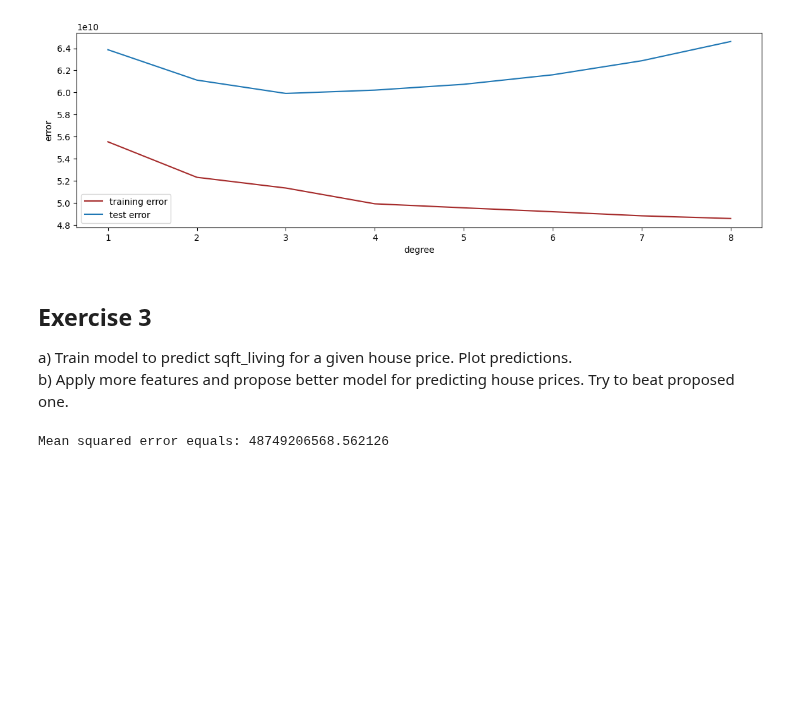
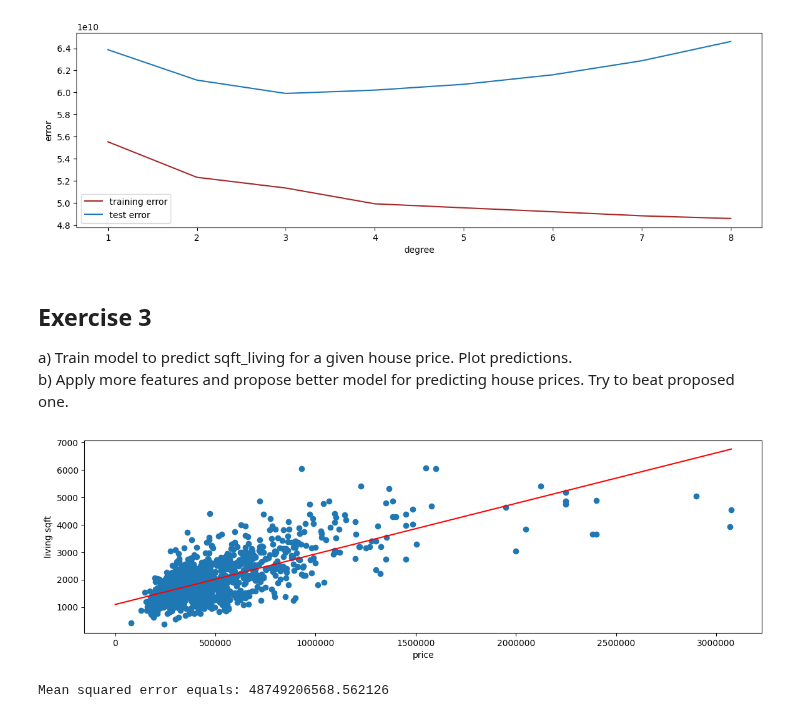
Before and after one commit to mawojcik/introduction_to_data_science, a Jupyter notebook: Lab_2/Assignment_2.ipynb, the cells around one changed output. Saved outputs shown, nothing was run; the diff lists cells and outputs as text; code cells hidden in the pictures; blank space fills up the shorter version.

```diff
--- a/Lab_2/Assignment_2.ipynb
+++ b/Lab_2/Assignment_2.ipynb
@@ -118,15 +118,23 @@ a) Train model to predict sqft_living for a given house price. Plot predictions.
 b) Apply more features and propose better model for predicting house prices. Try to beat proposed one.
 # %%
 #a)
-
 X = house_df.price.values.reshape(-1,1)[:1000]
 y = house_df.sqft_living.values.reshape(-1)[:1000]
 
-#Your code:
-
 model = LinearRegression()
 model.fit(X, y)
-x_range = np.linspace(np.min(X), np.max(X), 1)
+x_range = np.linspace(0, np.max(X), 1000).reshape(-1, 1)
+y_model = model.predict(x_range)
+
+plt.figure(figsize=(14, 4))
+plt.xlabel("price")
+plt.ylabel("living sqft")
+plt.ticklabel_format(style='plain') # turn off scientific notation
+plt.plot(x_range, y_model, color="red")
+plt.scatter(X, y)
+plt.show()
+# %% [output]
+[figure, added]
 # %%
 #b) Let's propose model, which uses living sqft, lot sqft, grade, view and all of their interactions up to third degree
 
```
